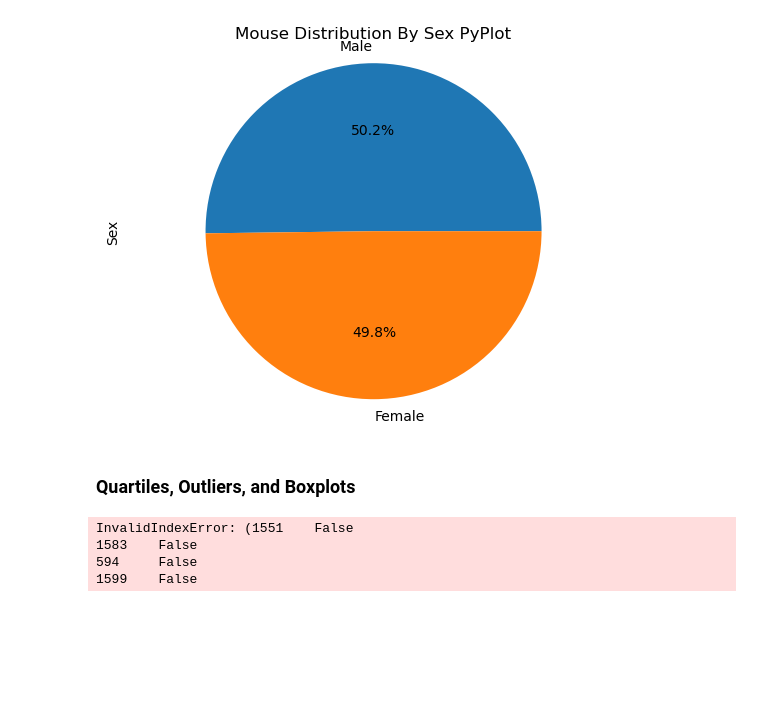
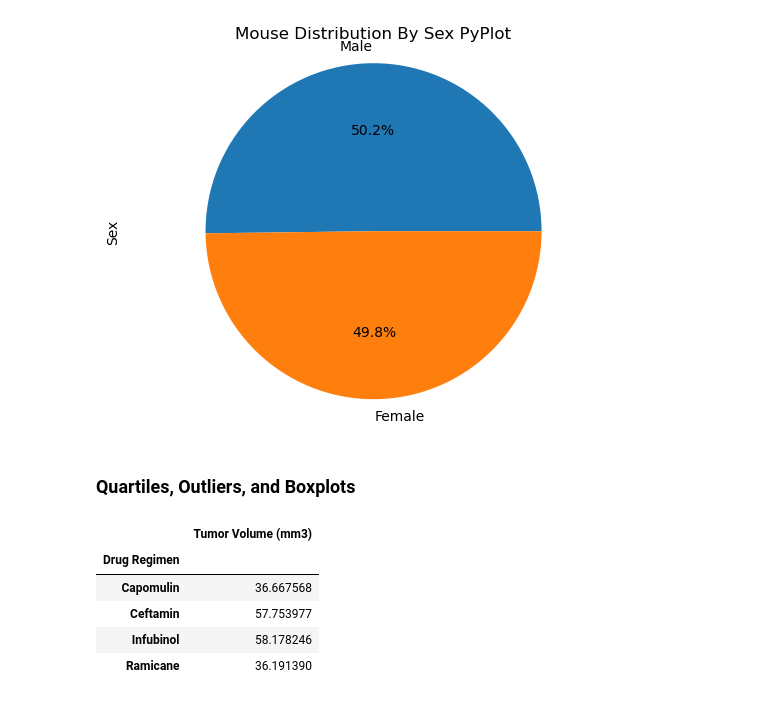
Before and after one commit to CRFitzgerald/matplotlib-challenge, a Jupyter notebook: pymaceuticals-inc.ipynb, the cells around one changed output. Cells and saved outputs as stored; diff of their text form; code cells hidden in the pictures; blank space fills up the shorter version.

```diff
--- a/pymaceuticals-inc.ipynb
+++ b/pymaceuticals-inc.ipynb
@@ -239,21 +220,25 @@ plt.show()
 # %% [markdown]
 ### Quartiles, Outliers, and Boxplots
 # %%
-# Calculate the final tumor volume of each mouse across four of the treatment regimens:
-# Capomulin, Ramicane, Infubinol, and Ceftamin
+# Calculate the final tumor volume of each mouse across four of the treatment regimens:"Capomulin", "Ramicane", "Infubinol", "Ceftamin"
+grouped_mouse_df = merge_df.copy()
 
 # Start by getting the last (greatest) timepoint for each mouse
-grouped_mouse_df = merge_df.copy()
-#grouped_mouse_df = grouped_mouse_df.groupby("Mouse ID")
 sorted = grouped_mouse_df.sort_values(by="Timepoint")
 last_timepoint = sorted.drop_duplicates("Mouse ID", keep="last")
-last_timepoint_filter = last_timepoint.drop(last_timepoint[last_timepoint["Drug Regimen"]=="Placebo","Naftisol", "Stelasyn","Zoniferol","Ketapril","Propriva"])
-last_timepoint_filter
-# Merge this group df with the original DataFrame to get the tumor volume at the last timepoint
+
+# Filter for the four regimens"Capomulin", "Ramicane", "Infubinol", "Ceftamin"
+last_timepoint_regimens = last_timepoint.loc[(last_timepoint["Drug Regimen"]=="Capomulin")|(last_timepoint["Drug Regimen"]=="Ceftamin")|(last_timepoint["Drug Regimen"]=="Ramicane")|(last_timepoint["Drug Regimen"]=="Infubinol")]
+#ltr = last_timepoint_regimens.set_index("Drug Regimen")
+#ltr
-# %% [output]
-InvalidIndexError: (1551    False
-1583    False
-594     False
-1599    False
+# %%
+last_timepoint_regimens[["Drug Regimen", "Tumor Volume (mm3)"]].groupby("Drug Regimen").mean()
+# %% [output]
+|  | Tumor Volume (mm3) |
+| Drug Regimen |  |
+| Capomulin | 36.667568 |
+| Ceftamin | 57.753977 |
+| Infubinol | 58.178246 |
+| Ramicane | 36.191390 |
 # %%
 # Put treatments into a list for for loop (and later for plot labels)
```
Also changed, not shown: parts of 7 cells of this notebook.
